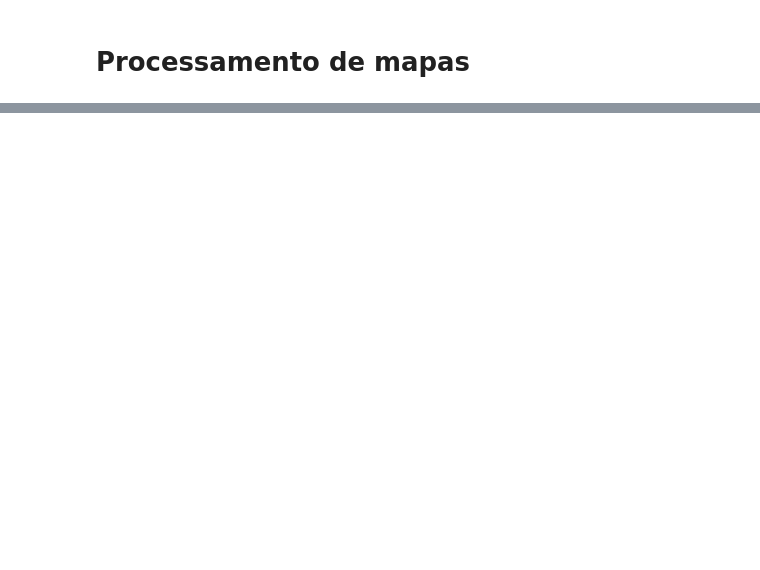
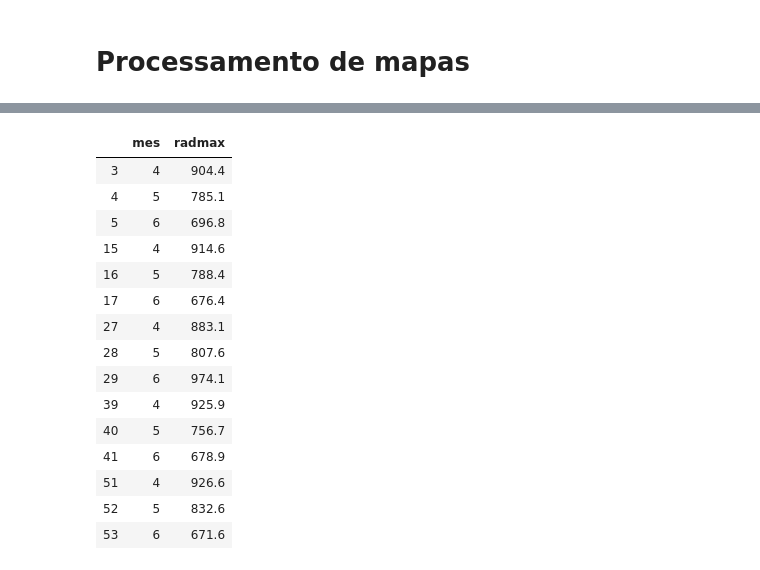
Before and after one commit to cassolfabiano/energiasolar, a Jupyter notebook: Rio Grande do Sul.ipynb, the cells around one changed output, grey strips where cells are left out. Cells and saved outputs as stored; diff of their text form; code cells hidden in the pictures; blank space fills up the shorter version.

```diff
--- a/Rio Grande do Sul.ipynb
+++ b/Rio Grande do Sul.ipynb
@@ -57,0 +38,19 @@ RS_filtered.plot(fc=[0.2,0.2,0.2], ax=ax)
+# %%
+SaoLuizGonzaga[SaoLuizGonzaga["mes"].isin([4,5,6])][SaoLuizGonzaga.columns[[1,19]]]
+# %% [output]
+|  | mes | radmax |
+| 3 | 4 | 904.4 |
+| 4 | 5 | 785.1 |
+| 5 | 6 | 696.8 |
+| 15 | 4 | 914.6 |
+| 16 | 5 | 788.4 |
+| 17 | 6 | 676.4 |
+| 27 | 4 | 883.1 |
+| 28 | 5 | 807.6 |
+| 29 | 6 | 974.1 |
+| 39 | 4 | 925.9 |
+| 40 | 5 | 756.7 |
+| 41 | 6 | 678.9 |
+| 51 | 4 | 926.6 |
+| 52 | 5 | 832.6 |
+| 53 | 6 | 671.6 |
```
Also changed, not shown: parts of 8 cells of this notebook, 1 other file.
